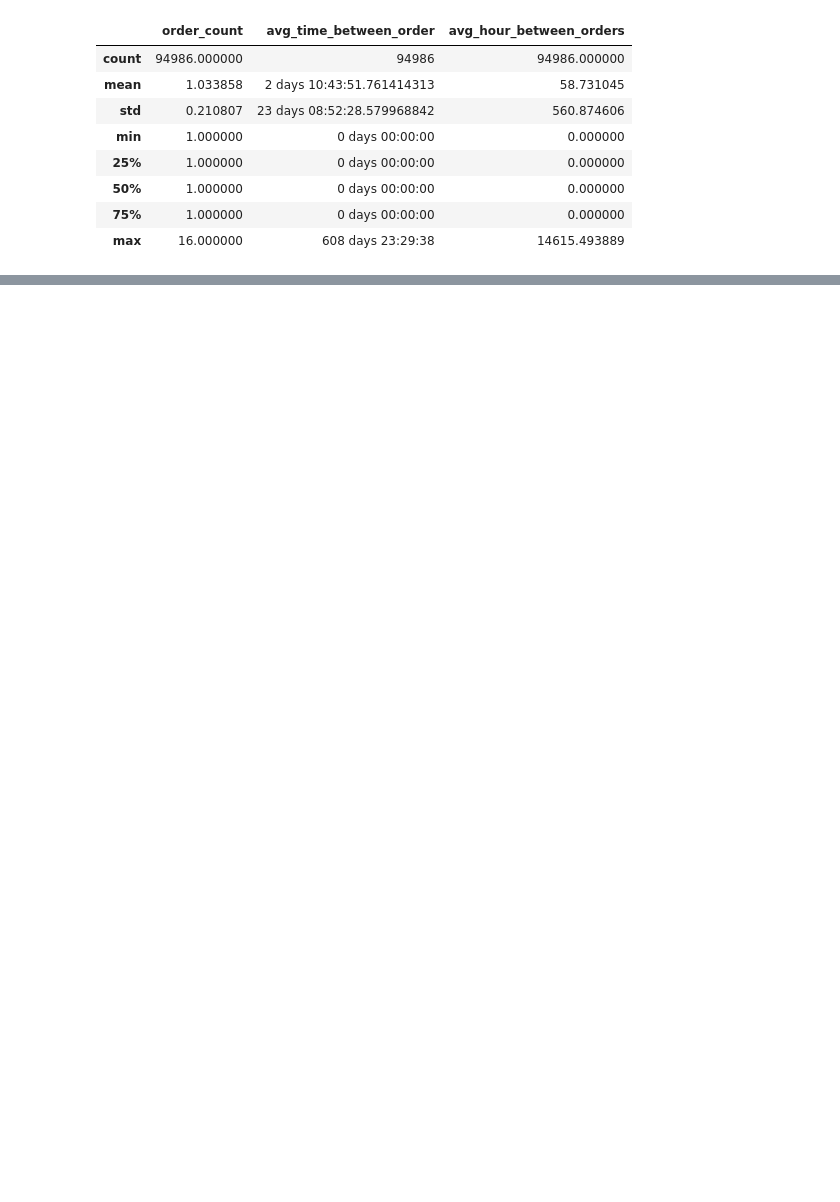
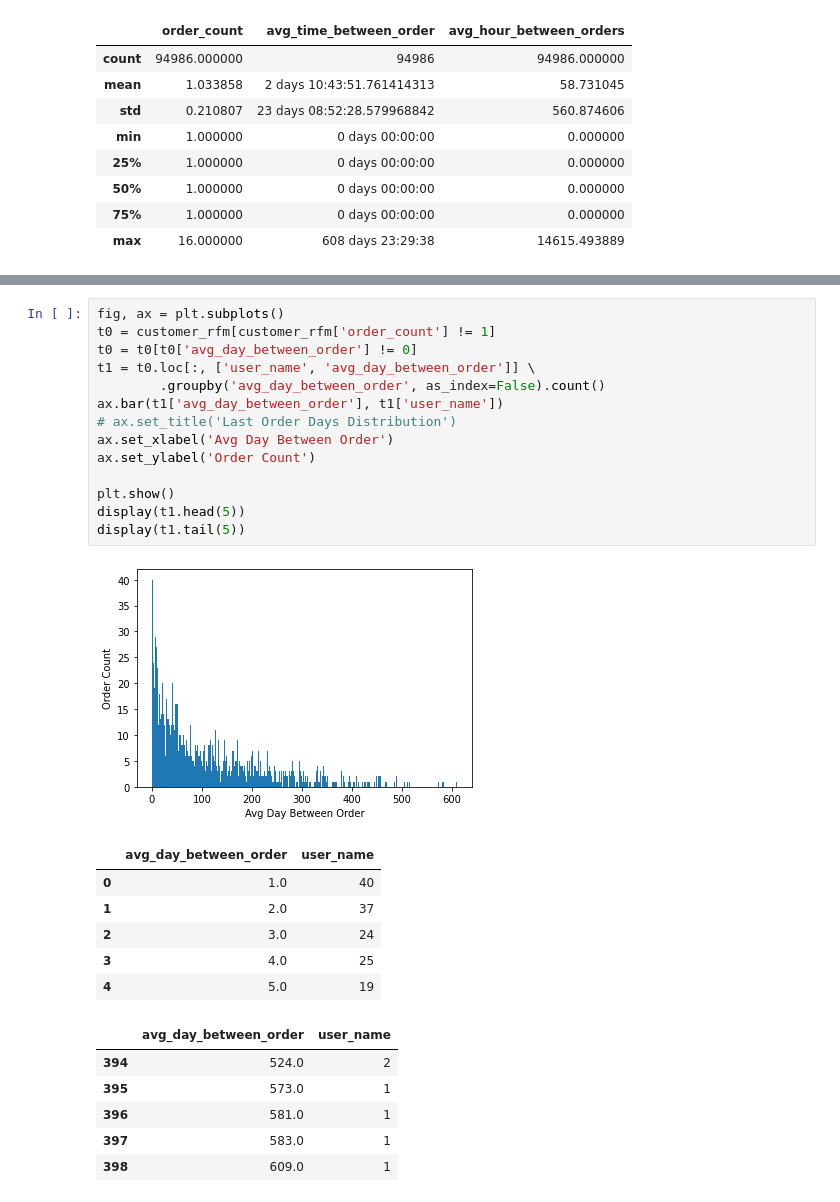
Before and after one commit to dion-ricky/future-data-1, a Jupyter notebook: notebook/2021-07-16_Dion.ipynb, the cells around one changed output, grey strips where cells are left out. Drawn from its saved outputs; the diff is of its cells as text; blank space fills up the shorter version.

```diff
--- a/notebook/2021-07-16_Dion.ipynb
+++ b/notebook/2021-07-16_Dion.ipynb
@@ -170,0 +239,28 @@ None
+# %%
+fig, ax = plt.subplots()
+t0 = customer_rfm[customer_rfm['order_count'] != 1]
+t0 = t0[t0['avg_day_between_order'] != 0]
+t1 = t0.loc[:, ['user_name', 'avg_day_between_order']] \
+        .groupby('avg_day_between_order', as_index=False).count()
+ax.bar(t1['avg_day_between_order'], t1['user_name'])
+# ax.set_title('Last Order Days Distribution')
+ax.set_xlabel('Avg Day Between Order')
+ax.set_ylabel('Order Count')
+
+plt.show()
+display(t1.head(5))
+display(t1.tail(5))
+# %% [output]
+[figure, added]
+|  | avg_day_between_order | user_name |
+| 0 | 1.0 | 40 |
+| 1 | 2.0 | 37 |
+| 2 | 3.0 | 24 |
+| 3 | 4.0 | 25 |
+| 4 | 5.0 | 19 |
+|  | avg_day_between_order | user_name |
+| 394 | 524.0 | 2 |
+| 395 | 573.0 | 1 |
+| 396 | 581.0 | 1 |
+| 397 | 583.0 | 1 |
+| 398 | 609.0 | 1 |
```
Also changed, not shown: parts of 36 cells of this notebook, 5 other files.
